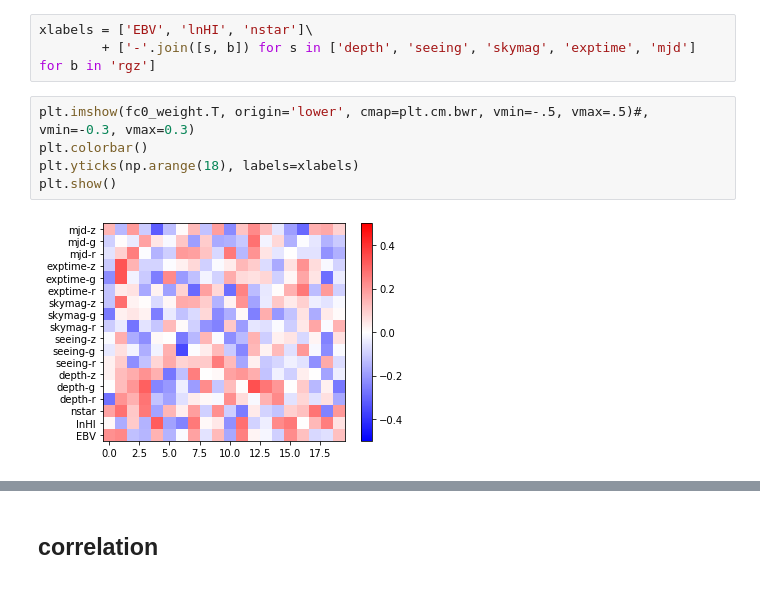
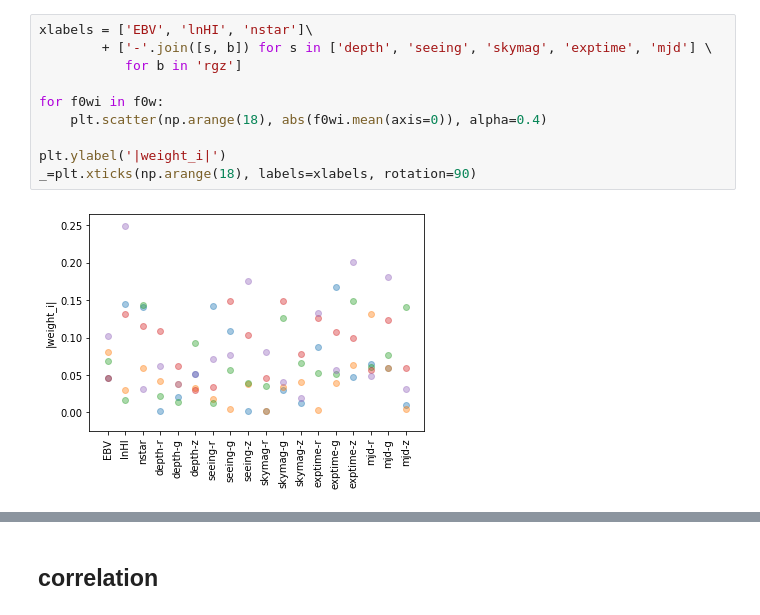
Before and after one commit to mehdirezaie/sysnetdev, a Jupyter notebook: notebooks/FeatureSelectionL1.ipynb, the cells around one changed output, grey strips where cells are left out. Drawn from its saved outputs; the diff is of its cells as text.

```diff
--- a/notebooks/FeatureSelectionL1.ipynb
+++ b/notebooks/FeatureSelectionL1.ipynb
@@ -42,10 +63,12 @@ plt.hist(abs(fc0_weight).flatten())
 # %%
 xlabels = ['EBV', 'lnHI', 'nstar']\
-        + ['-'.join([s, b]) for s in ['depth', 'seeing', 'skymag', 'exptime', 'mjd'] for b in 'rgz']
+        + ['-'.join([s, b]) for s in ['depth', 'seeing', 'skymag', 'exptime', 'mjd'] \
+           for b in 'rgz']
+
+for f0wi in f0w:
+    plt.scatter(np.arange(18), abs(f0wi.mean(axis=0)), alpha=0.4)
+
+plt.ylabel('|weight_i|')
+_=plt.xticks(np.arange(18), labels=xlabels, rotation=90)
+# %% [output]
+[figure, added]
-# %%
-plt.imshow(fc0_weight.T, origin='lower', cmap=plt.cm.bwr, vmin=-.5, vmax=.5)#, vmin=-0.3, vmax=0.3)
-plt.colorbar()
-plt.yticks(np.arange(18), labels=xlabels)
-plt.show()
-# %% [output]
-[figure, removed]
```
Also changed, not shown: parts of 15 cells of this notebook, 2 other files.
